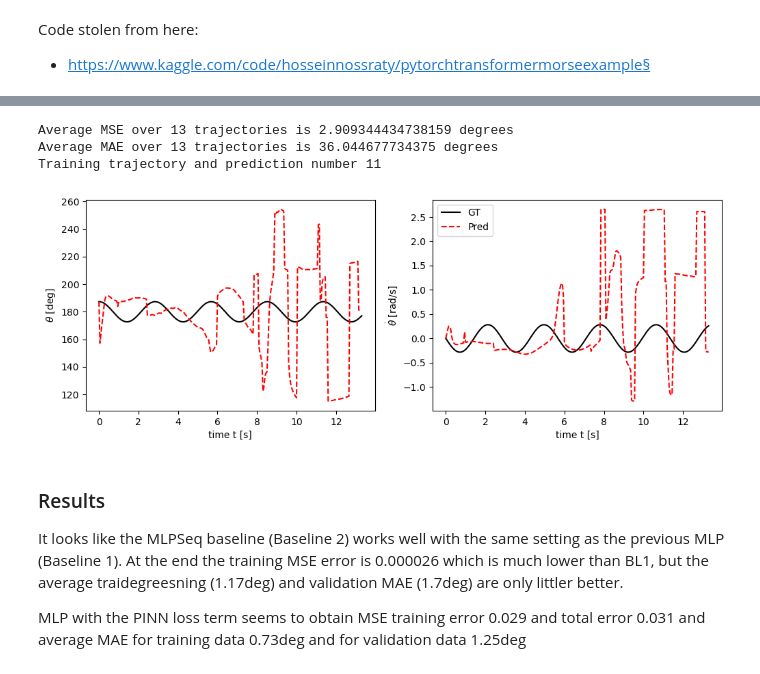
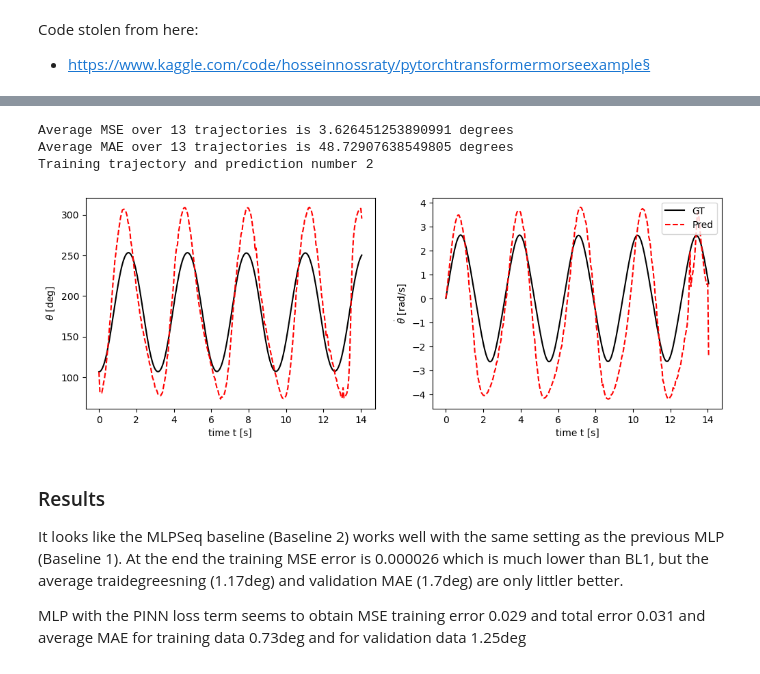
Before and after one commit to kamarain/course_examples, a Jupyter notebook: ODE_pendulum.ipynb, the cells around one changed output, grey strips where cells are left out. Saved outputs shown, nothing was run; the diff lists cells and outputs as text; code cells hidden in the pictures.

```diff
--- a/ODE_pendulum.ipynb
+++ b/ODE_pendulum.ipynb
@@ -1012,18 +1012,18 @@ seq_start_symbol = -1*torch.ones((1,2))
 
 # Positional Encoding
 class PositionalEncoding(torch.nn.Module):
-    def __init__(self, model_dim, max_len=500):
+    def __init__(self, model_dim, max_len=300):
         super(PositionalEncoding, self).__init__()
         self.encoding = torch.zeros(max_len, model_dim)
         position = torch.arange(0, max_len, dtype=torch.float).unsqueeze(1)
         div_term = torch.exp(torch.arange(0, model_dim, 2).float() * (-np.log(10000.0) / model_dim))
         self.encoding[:, 0::2] = torch.sin(position * div_term)
         self.encoding[:, 1::2] = torch.cos(position * div_term)
-        self.encoding = self.encoding.unsqueeze(0)
+        #self.encoding = self.encoding.unsqueeze(0)
 
     def forward(self, x):
         #return x + self.encoding[:, :x.size(1), :]
-        return x + self.encoding[:, :x.size(0), :]
+        return x + self.encoding[:x.size(0), :]
 
 # Transformer
 class IVPTransformer(torch.nn.Module):
@@ -1073,13 +1073,14 @@ class IVPTransformer(torch.nn.Module):
 
         #output = self.transformer(src_emb.transpose(0, 1), tgt_emb.transpose(0, 1),
         #                          src_mask=src_mask, tgt_mask=tgt_mask)
-        output = self.transformer(src_emb.view(1,-1), tgt_emb,
-                                  src_mask=src_mask, tgt_mask=tgt_mask)
+        #output = self.transformer(src_emb.view(1,-1), tgt_emb,
+        #                          src_mask=src_mask, tgt_mask=tgt_mask)
+        output = self.transformer(src_emb.view(1,-1), tgt_emb)
         output = self.fc_out(output)
         return output
 # %%
 # Input [t,theta_0, dottheta_0] Output: [theta, dottheta]
-model_tr = IVPTransformer(2, 2, model_dim=64, nhead=1, num_layers=2, dim_feedforward=8)
+model_tr = IVPTransformer(2, 2, model_dim=64, nhead=1, num_layers=1, dim_feedforward=4)
 
 print(model_tr)
 print(f'The model has {sum(p.numel() for p in model_tr.parameters())} parameters ({sum(p.numel() for p in model_tr.parameters() if p.requires_grad)} trainable)')
@@ -1105,11 +1106,11 @@ The model has 106274 parameters (106274 trainable)
 import time
 import torch.optim.lr_scheduler as lr_scheduler
 
-num_of_epochs = 8000
+num_of_epochs = 1000
 loss_tr = torch.nn.MSELoss()
-optimizer_tr = torch.optim.Adam(model_tr.parameters(), lr=0.01)
+optimizer_tr = torch.optim.Adam(model_tr.parameters(), lr=0.00001)
 #scheduler = lr_scheduler.LinearLR(optimizer_tr, start_factor=0.1, end_factor=0.0001, total_iters = num_of_epochs-100)
-scheduler = lr_scheduler.MultiStepLR(optimizer_tr, milestones=[100, 1000, 2000, 4000], gamma=0.1)
+scheduler = lr_scheduler.MultiStepLR(optimizer_tr, milestones=[500], gamma=0.1)
 model_tr.train()
 start = time.time()
 for n in range(num_of_epochs):
@@ -1178,38 +1173,39 @@ for y,t in zip(Y_tr,T_tr):
     y_pred = torch.empty(y.shape)
 
     #src = y_in[0,:]
     #tgt = seq_start_symbol
     y_pred[0,:] = seq_start_symbol # model_tr(src, target_in, gen_tgt_mask = False)
 
 
     for te_ind in range(1,y.shape[0]):
         target_in = y_pred[:te_ind,:]
         #print(target_in)
-        pred = model_tr(src, target_in,gen_tgt_mask = False).detach()
+        #pred = model_tr(src, target_in,gen_tgt_mask = False).detach()
+        pred = model_tr(src, target_in).detach()
         #print(pred)
         y_pred[1:te_ind+1,:] = pred
     y_pred = y_pred.detach()
     y_pred[0,:] = src
 
     theta_mse.append(torch.sqrt(torch.sum(torch.pow(y[:,0]-y_pred[:,0],2)))/y.shape[0])
     theta_mae.append(torch.sum(abs(y[:,0]-y_pred[:,0]))/y.shape[0])
 
     if ind == print_ind:
         y_plot = y
         y_pred_plot = y_pred
         t_plot = t
 
 avg_theta_mse = sum(theta_mse)/N_tr
 avg_theta_mae = sum(theta_mae)/N_tr
 print(f'Average MSE over {N_tr} trajectories is {avg_theta_mse*180/np.pi} degrees')
 print(f'Average MAE over {N_tr} trajectories is {avg_theta_mae*180/np.pi} degrees')
 print(f'Training trajectory and prediction number {print_ind}')
 pendulum_comparison_plot(t_plot,y_plot.t(),t_plot, y_pred_plot.t())
 # %% [output]
-Average MSE over 13 trajectories is 2.909344434738159 degrees
-Average MAE over 13 trajectories is 36.044677734375 degrees
-Training trajectory and prediction number 11
+Average MSE over 13 trajectories is 3.626451253890991 degrees
+Average MAE over 13 trajectories is 48.72907638549805 degrees
+Training trajectory and prediction number 2
-[figure, old version]
+[figure, new version]
 # %% [markdown]
 ### Results
 
```
Also changed, not shown: parts of 2 cells of this notebook.
